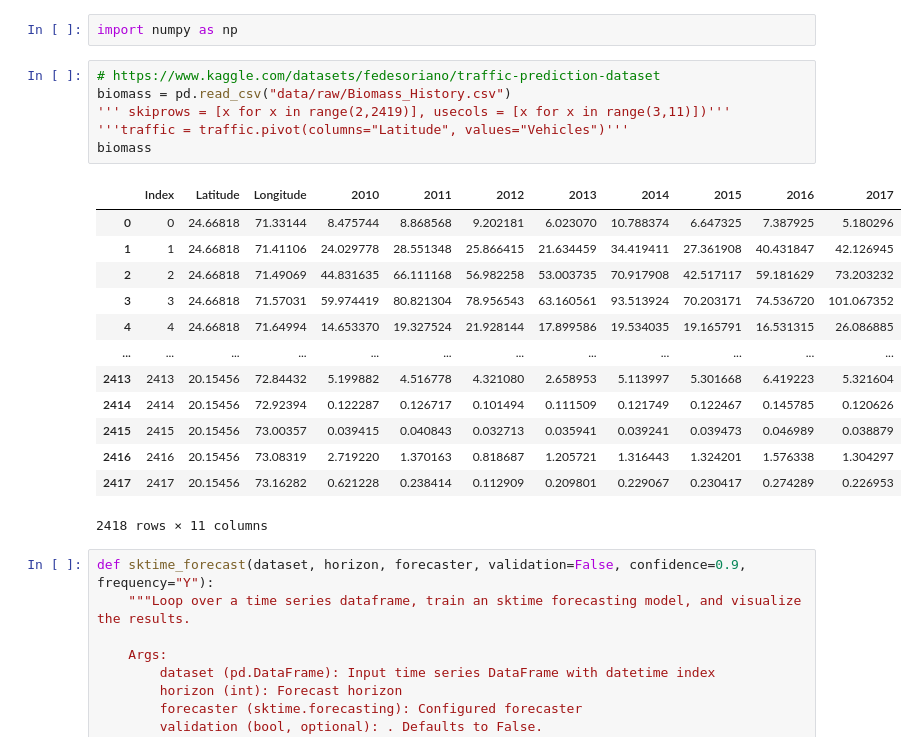
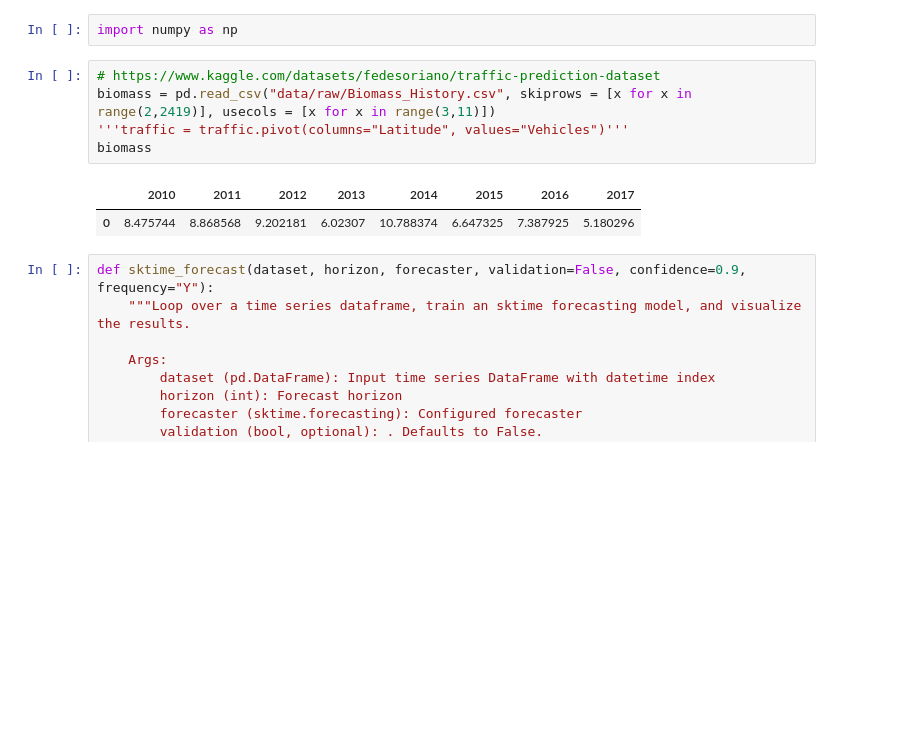
Before and after one commit to ed20b030/data-science-tutorials, a Jupyter notebook: Predicting the Future with Sktime.ipynb, the cells around one changed output. Saved outputs shown, nothing was run; the diff lists cells and outputs as text; blank space fills up the shorter version.

Commit message:
data set/Biomass_Histor.csv

```diff
--- a/Predicting the Future with Sktime.ipynb
+++ b/Predicting the Future with Sktime.ipynb
@@ -108,24 +108,12 @@ plot_series(y, y_pred)
 import numpy as np
 # %%
 # https://www.kaggle.com/datasets/fedesoriano/traffic-prediction-dataset
-biomass = pd.read_csv("data/raw/Biomass_History.csv")
-''' skiprows = [x for x in range(2,2419)], usecols = [x for x in range(3,11)])'''
+biomass = pd.read_csv("data/raw/Biomass_History.csv", skiprows = [x for x in range(2,2419)], usecols = [x for x in range(3,11)])
 '''traffic = traffic.pivot(columns="Latitude", values="Vehicles")'''
 biomass
 # %% [output]
-|  | Index | Latitude | Longitude | 2010 | 2011 | 2012 | 2013 | 2014 | 2015 | 2016 | 2017 |
-| 0 | 0 | 24.66818 | 71.33144 | 8.475744 | 8.868568 | 9.202181 | 6.023070 | 10.788374 | 6.647325 | 7.387925 | 5.180296 |
-| 1 | 1 | 24.66818 | 71.41106 | 24.029778 | 28.551348 | 25.866415 | 21.634459 | 34.419411 | 27.361908 | 40.431847 | 42.126945 |
-| 2 | 2 | 24.66818 | 71.49069 | 44.831635 | 66.111168 | 56.982258 | 53.003735 | 70.917908 | 42.517117 | 59.181629 | 73.203232 |
-| 3 | 3 | 24.66818 | 71.57031 | 59.974419 | 80.821304 | 78.956543 | 63.160561 | 93.513924 | 70.203171 | 74.536720 | 101.067352 |
-| 4 | 4 | 24.66818 | 71.64994 | 14.653370 | 19.327524 | 21.928144 | 17.899586 | 19.534035 | 19.165791 | 16.531315 | 26.086885 |
-| ... | ... | ... | ... | ... | ... | ... | ... | ... | ... | ... | ... |
-| 2413 | 2413 | 20.15456 | 72.84432 | 5.199882 | 4.516778 | 4.321080 | 2.658953 | 5.113997 | 5.301668 | 6.419223 | 5.321604 |
-| 2414 | 2414 | 20.15456 | 72.92394 | 0.122287 | 0.126717 | 0.101494 | 0.111509 | 0.121749 | 0.122467 | 0.145785 | 0.120626 |
-| 2415 | 2415 | 20.15456 | 73.00357 | 0.039415 | 0.040843 | 0.032713 | 0.035941 | 0.039241 | 0.039473 | 0.046989 | 0.038879 |
-| 2416 | 2416 | 20.15456 | 73.08319 | 2.719220 | 1.370163 | 0.818687 | 1.205721 | 1.316443 | 1.324201 | 1.576338 | 1.304297 |
-| 2417 | 2417 | 20.15456 | 73.16282 | 0.621228 | 0.238414 | 0.112909 | 0.209801 | 0.229067 | 0.230417 | 0.274289 | 0.226953 |
+|  | 2010 | 2011 | 2012 | 2013 | 2014 | 2015 | 2016 | 2017 |
+| 0 | 8.475744 | 8.868568 | 9.202181 | 6.02307 | 10.788374 | 6.647325 | 7.387925 | 5.180296 |
-2418 rows × 11 columns
 # %%
 def sktime_forecast(dataset, horizon, forecaster, validation=False, confidence=0.9, frequency="Y"):
     """Loop over a time series dataframe, train an sktime forecasting model, and visualize the results.
```
Also changed, not shown: 1 other file.
